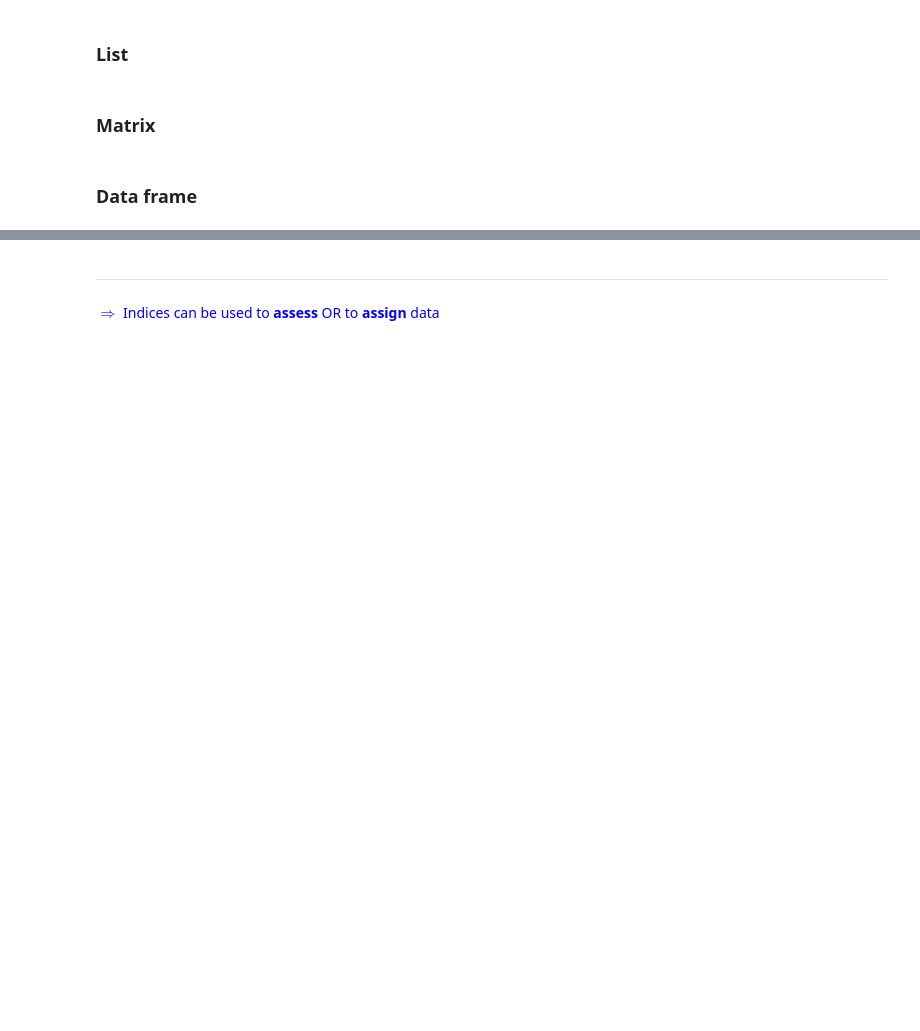
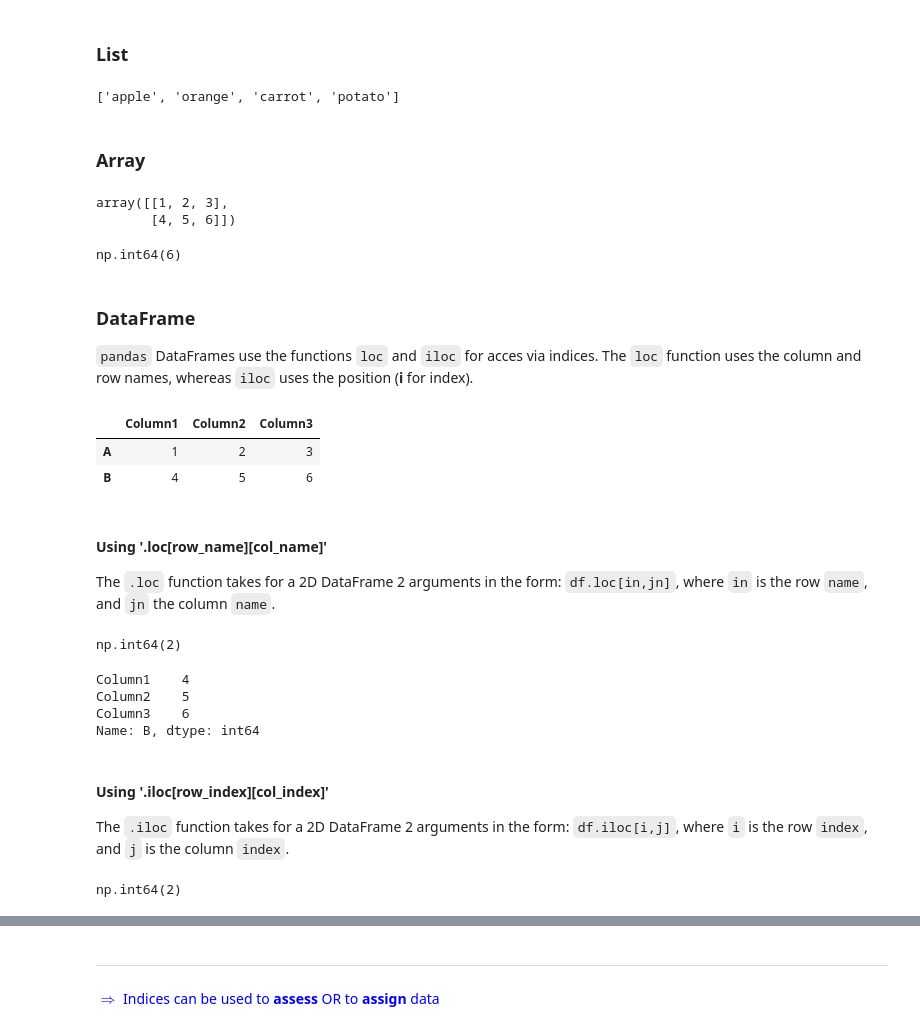
Before and after one commit to pohleric/geoscience-unifr-py, a Jupyter notebook: SGS.01101/Lesson_03/Lecture_3(1).ipynb, the cells around one changed output, grey strips where cells are left out. Cells and saved outputs as stored; diff of their text form; code cells hidden in the pictures; blank space fills up the shorter version.

```diff
--- a/SGS.01101/Lesson_03/Lecture_3(1).ipynb
+++ b/SGS.01101/Lesson_03/Lecture_3(1).ipynb
@@ -290,5 +320,7 @@ shopping_list[2]
 ### List
 # %%
 # List
-shopping_list = list('apple', 'orange', 'carrot','potato')
+shopping_list = ['apple', 'orange', 'carrot','potato']
 shopping_list
+# %% [output]
+['apple', 'orange', 'carrot', 'potato']
@@ -301,9 +327,12 @@ shopping_list[[2]]
 # %% [markdown]
-### Matrix
+### Array
 # %%
-m2 = matrix(data = c(1,2,3,4,5,6), nrow=2)
+m2 = np.array([[1,2,3],[4,5,6]])
 m2
+# %% [output]
+array([[1, 2, 3],
+       [4, 5, 6]])
 # %%
-m2[2,2]
+m2[1,2]
+# %% [output]
+np.int64(6)
-# %% [markdown]
-### Data frame
@@ -312,0 +339,36 @@ df2
+# %% [markdown]
+### DataFrame
+
+`pandas` DataFrames use the functions `loc` and `iloc` for acces via indices. The `loc` function uses the column and row names, whereas `iloc` uses the position (**i** for index).
+# %%
+df2 = pd.DataFrame(m2)
+
+# Assigning names to columns and rows
+df2.columns = ['Column1', 'Column2', 'Column3']
+df2.index = ['A', 'B']
+df2
+# %% [output]
+|  | Column1 | Column2 | Column3 |
+| A | 1 | 2 | 3 |
+| B | 4 | 5 | 6 |
+# %% [markdown]
+#### Using '.loc[row_name][col_name]'
+The `.loc` function takes for a 2D DataFrame 2 arguments in the form: `df.loc[in,jn]`, where `in` is the row `name`, and `jn` the column `name`.
+# %%
+df2.loc["A","Column2"]
+# %% [output]
+np.int64(2)
+# %%
+df2.loc["B","Column2"]
+# %% [output]
+Column1    4
+Column2    5
+Column3    6
+Name: B, dtype: int64
+# %% [markdown]
+#### Using '.iloc[row_index][col_index]'
+The `.iloc` function takes for a 2D DataFrame 2 arguments in the form: `df.iloc[i,j]`, where `i` is the row `index`, and `j` is the column `index`.
+# %%
+df2.iloc[0,1]  # same as df2.loc['A','Column2']
+# %% [output]
+np.int64(2)
```
Also changed, not shown: parts of 22 cells of this notebook.
